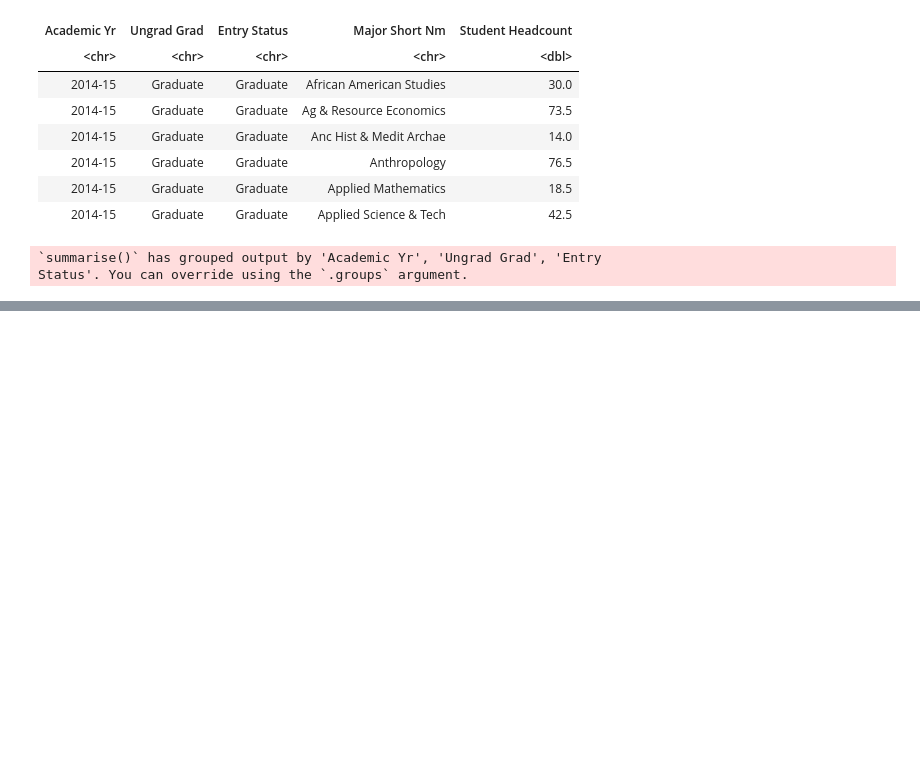
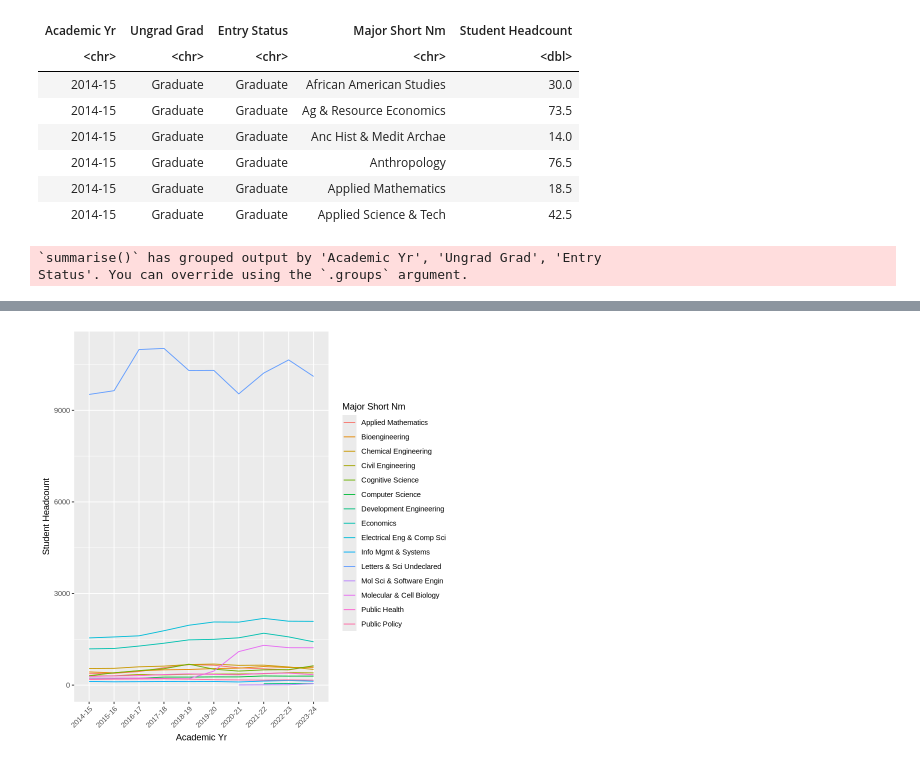
Before and after one commit to Limour-dev/ds100, a Jupyter notebook: lec01/lec01r.ipynb, the cells around one changed output, grey strips where cells are left out. Cells and saved outputs as stored; diff of their text form; code cells hidden in the pictures; blank space fills up the shorter version.

```diff
--- a/lec01/lec01r.ipynb
+++ b/lec01/lec01r.ipynb
@@ -332,0 +335,4 @@ ggplot(proportions_long, aes(x = `Academic Yr`, y = `Student Proportion`, fill =
+# %%
+major_trends <- university_majors %>%
+group_by(`Academic Yr`, `Major Short Nm`) %>%
+summarise(`Student Headcount` = sum(`Student Headcount`))
@@ -332,0 +393,12 @@ ggplot(proportions_long, aes(x = `Academic Yr`, y = `Student Proportion`, fill =
+# %%
+data100_top_20_majors <- majors %>%
+mutate(Majors = str_split(Majors, ' ') %>% map_chr(function(x){paste(head(x, -1), collapse = " ")})) %>%
+count(Majors, sort = T) %>% head(n=20)
+# %%
+major_trends %>%
+subset(`Major Short Nm` %in% data100_top_20_majors$Majors) %>%
+ggplot(aes(x = `Academic Yr`, y = `Student Headcount`, color = `Major Short Nm`, group = `Major Short Nm`)) +
+geom_line() +
+theme(axis.text.x = element_text(angle = 45, hjust = 1))  # 旋转x轴标签以提高可读性
+# %% [output]
+[figure, added]
```
Also changed, not shown: parts of 35 cells of this notebook.
